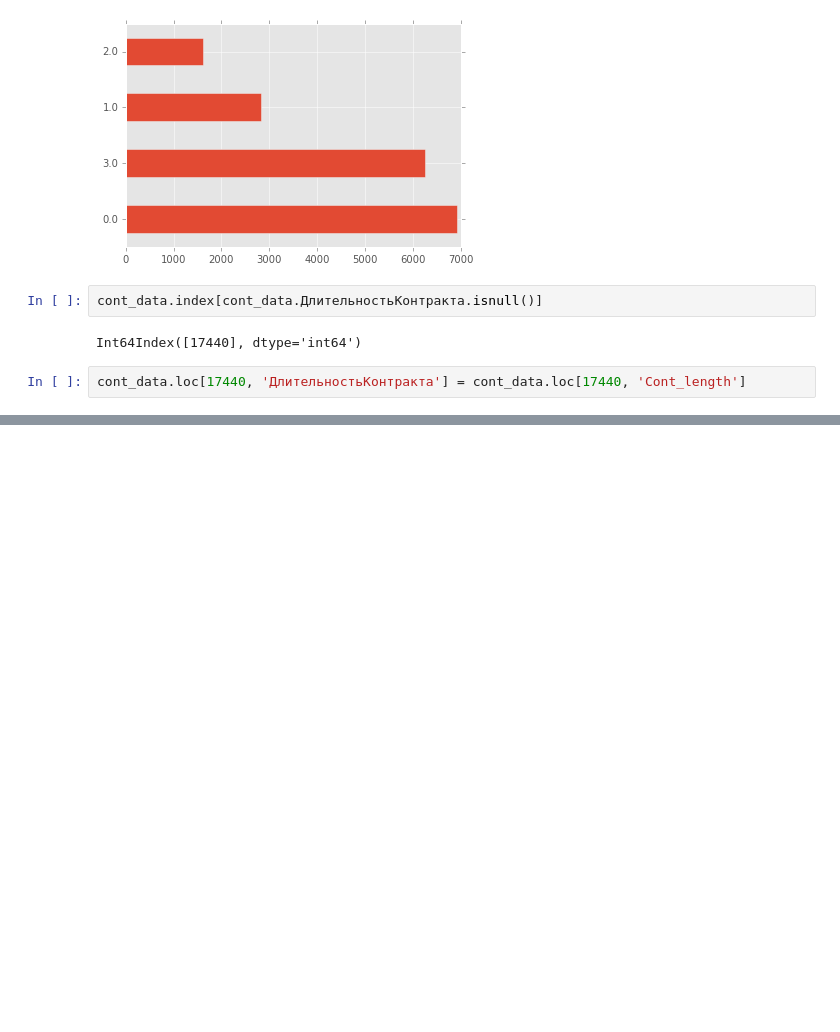
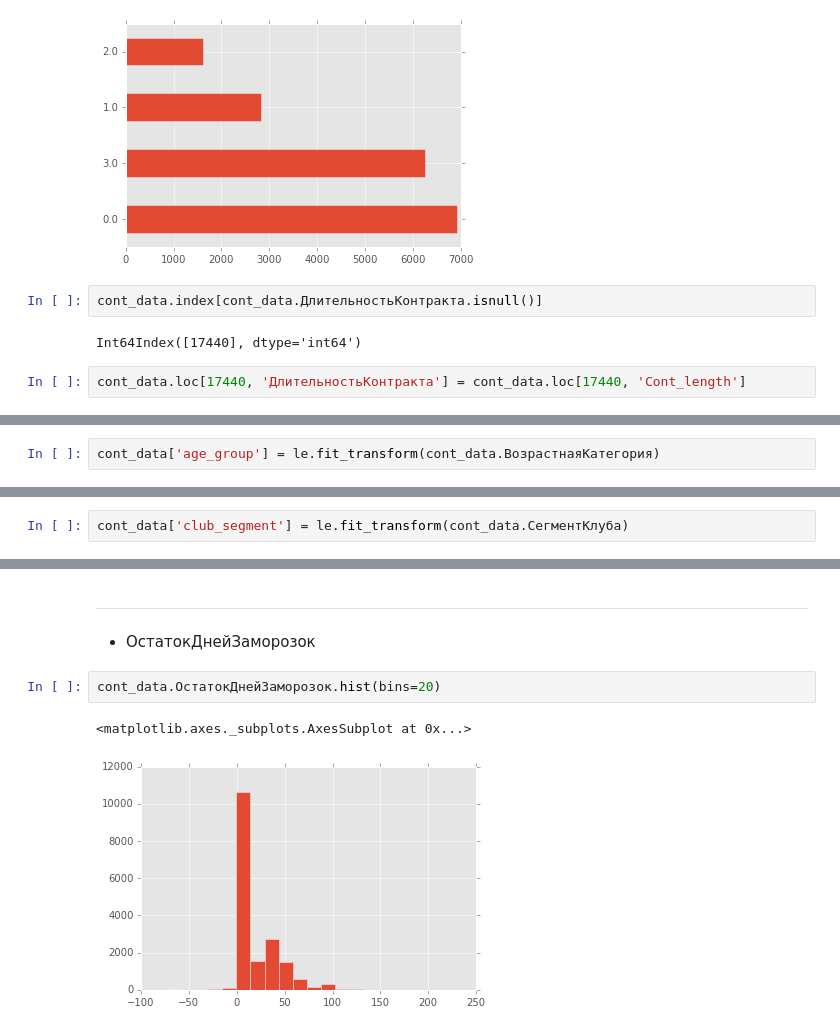
Before and after one commit to DmitrySerg/WorldClass, a Jupyter notebook: WorldClass_DataPrep.ipynb, the cells around one changed output, grey strips where cells are left out. Saved outputs shown, nothing was run; the diff lists cells and outputs as text; blank space fills up the shorter version.

```diff
--- a/WorldClass_DataPrep.ipynb
+++ b/WorldClass_DataPrep.ipynb
@@ -210,0 +240,2 @@ cont_data.loc[17440, 'ДлительностьКонтракта'] = cont_data.l
+# %%
+cont_data['age_group'] = le.fit_transform(cont_data.ВозрастнаяКатегория)
@@ -210,0 +261,2 @@ cont_data.loc[17440, 'ДлительностьКонтракта'] = cont_data.l
+# %%
+cont_data['club_segment'] = le.fit_transform(cont_data.СегментКлуба)
@@ -210,0 +272,8 @@ cont_data.loc[17440, 'ДлительностьКонтракта'] = cont_data.l
+# %% [markdown]
+---
+- ОстатокДнейЗаморозок
+# %%
+cont_data.ОстатокДнейЗаморозок.hist(bins=20)
+# %% [output]
+<matplotlib.axes._subplots.AxesSubplot at 0x...>
+[figure, added]
```
Also changed, not shown: parts of 20 cells of this notebook.
